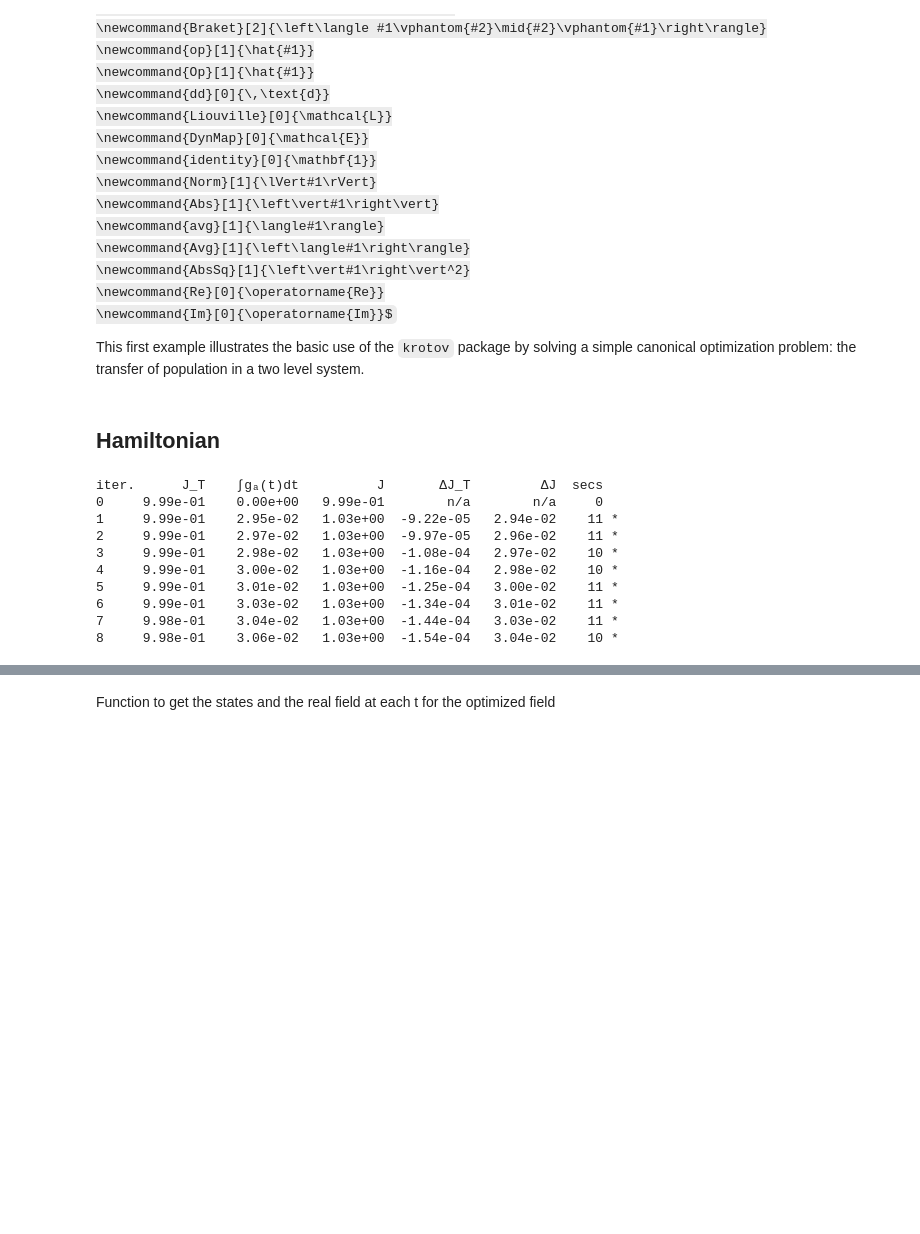
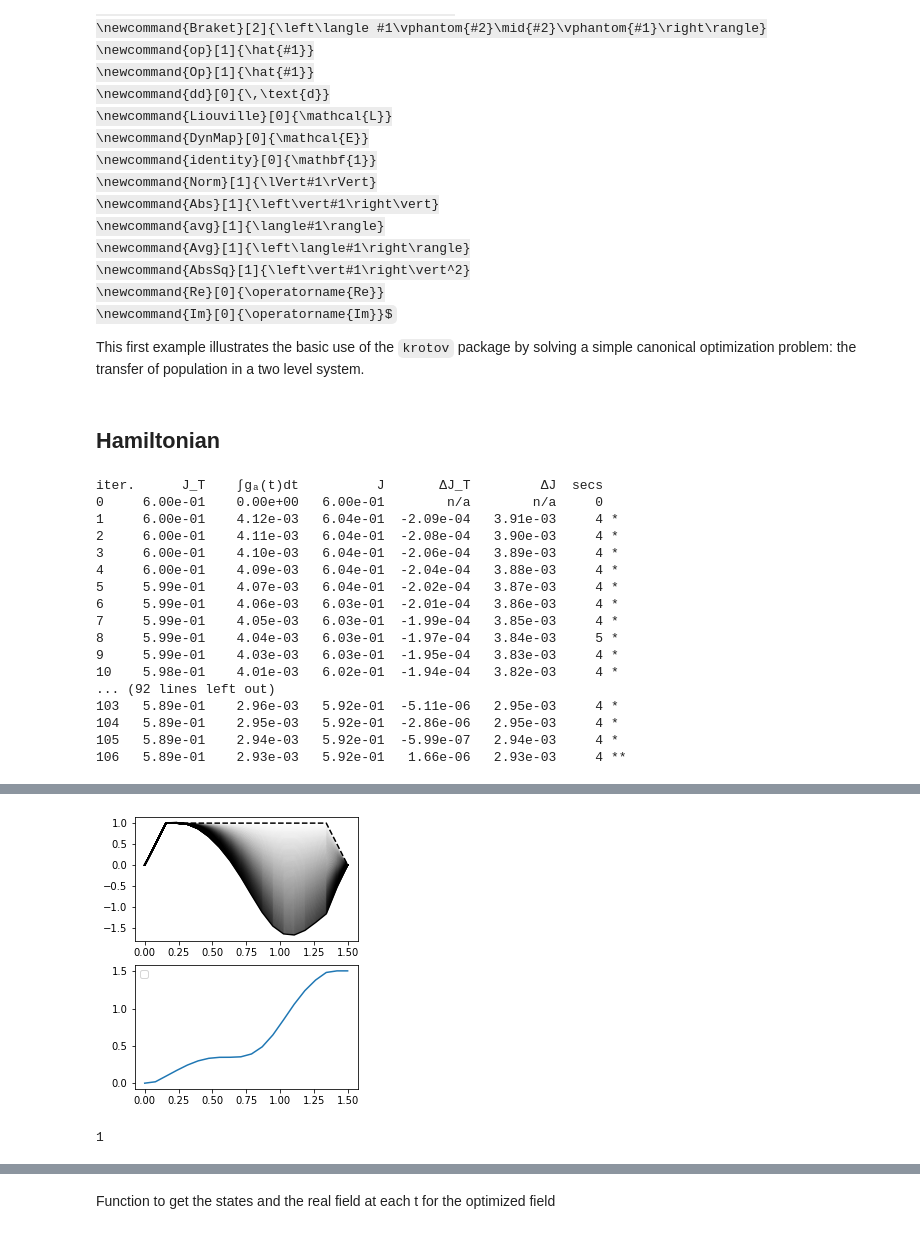
Before and after one commit to gsuarezr/krotov, a Jupyter notebook: Gaussian.ipynb, the cells around one changed output, grey strips where cells are left out. Drawn from its saved outputs; the diff is of its cells as text; code cells hidden in the pictures; some formulas as TeX source; blank space fills up the shorter version.

```diff
--- a/Gaussian.ipynb
+++ b/Gaussian.ipynb
@@ -64,7 +67,7 @@ mu=0.05
 ampl0=1
 #T=8
 #ampl0=1
-T=10
+T=1.5
 nt=20
 tlist = np.linspace(0,T, nt)
 def hamiltonian(omega, ampl0, g,mu):
@@ -79,7 +82,7 @@ def hamiltonian(omega, ampl0, g,mu):
       H2= -1j*qutip.Qobj(He(mu,g))
       def guess_control(t, args):
           return ampl0*krotov.shapes.flattop(
-              t, t_start=0, t_stop=T, t_rise=0.005, func="blackman"
+              t, t_start=0, t_stop=T, t_rise=0.005, func="sinsq"
           )
       def guess_control2(t, args):
           return ampl0*krotov.shapes.flattop(
@@ -157,9 +160,11 @@ pulse_options = {
 
 
 }
+r=1
+theta=np.pi/2
 objectives = [
     krotov.Objective(
-        initial_state=qutip.Qobj(np.array([1,0,0,0,0,1/2,0,0,0,1/2,0,0,1/2,0,1/2])), target=qutip.Qobj(qutip.Qobj(np.array([1,np.sqrt(2),np.sqrt(2),0,np.sqrt(2),1/2,0,0,0,1/2,0,0,1/2,0,1/2]))), H=H
+        initial_state=qutip.Qobj(np.array([1,0,0,0,0,1/2,0,0,0,1/2,0,0,1/2,0,1/2])), target=qutip.Qobj(qutip.Qobj(np.array([1,0,0,0,0,1/2*np.cosh(2*r),-1/2*np.sinh(2*r)*np.cos(theta),0,-1/2*np.sinh(2*r)*np.sin(theta),1/2*np.cosh(2*r),-1/2*np.sinh(2*r)*np.sin(theta),0,1/2*np.cosh(2*r),1/2*np.sinh(2*r)*np.cos(theta),1/2*np.cosh(2*r)]))), H=H
       )
   ]
 
@@ -181,12 +186,19 @@ opt_result = krotov.optimize_pulses(
 plot_iterations(opt_result)
 # %% [output]
 iter.      J_T    ∫gₐ(t)dt          J       ΔJ_T         ΔJ  secs
-0     9.99e-01    0.00e+00   9.99e-01        n/a        n/a     0
-1     9.99e-01    2.95e-02   1.03e+00  -9.22e-05   2.94e-02    11 *
-2     9.99e-01    2.97e-02   1.03e+00  -9.97e-05   2.96e-02    11 *
-3     9.99e-01    2.98e-02   1.03e+00  -1.08e-04   2.97e-02    10 *
-4     9.99e-01    3.00e-02   1.03e+00  -1.16e-04   2.98e-02    10 *
-5     9.99e-01    3.01e-02   1.03e+00  -1.25e-04   3.00e-02    11 *
-6     9.99e-01    3.03e-02   1.03e+00  -1.34e-04   3.01e-02    11 *
-7     9.98e-01    3.04e-02   1.03e+00  -1.44e-04   3.03e-02    11 *
-8     9.98e-01    3.06e-02   1.03e+00  -1.54e-04   3.04e-02    10 *
+0     6.00e-01    0.00e+00   6.00e-01        n/a        n/a     0
+1     6.00e-01    4.12e-03   6.04e-01  -2.09e-04   3.91e-03     4 *
+2     6.00e-01    4.11e-03   6.04e-01  -2.08e-04   3.90e-03     4 *
+3     6.00e-01    4.10e-03   6.04e-01  -2.06e-04   3.89e-03     4 *
+4     6.00e-01    4.09e-03   6.04e-01  -2.04e-04   3.88e-03     4 *
+5     5.99e-01    4.07e-03   6.04e-01  -2.02e-04   3.87e-03     4 *
+6     5.99e-01    4.06e-03   6.03e-01  -2.01e-04   3.86e-03     4 *
+7     5.99e-01    4.05e-03   6.03e-01  -1.99e-04   3.85e-03     4 *
+8     5.99e-01    4.04e-03   6.03e-01  -1.97e-04   3.84e-03     5 *
+9     5.99e-01    4.03e-03   6.03e-01  -1.95e-04   3.83e-03     4 *
+10    5.98e-01    4.01e-03   6.02e-01  -1.94e-04   3.82e-03     4 *
+... (92 lines left out)
+103   5.89e-01    2.96e-03   5.92e-01  -5.11e-06   2.95e-03     4 *
+104   5.89e-01    2.95e-03   5.92e-01  -2.86e-06   2.95e-03     4 *
+105   5.89e-01    2.94e-03   5.92e-01  -5.99e-07   2.94e-03     4 *
+106   5.89e-01    2.93e-03   5.92e-01   1.66e-06   2.93e-03     4 **
@@ -193,3 +206,14 @@ iter.      J_T    ∫gₐ(t)dt          J       ΔJ_T         ΔJ  secs
+[figure, added]
+# %%
+vector1=qutip.Qobj(np.array([1,0,0,0,0,1/2,0,0,0,1/2,0,0,1/2,0,1/2]))
+vector2=qutip.Qobj(qutip.Qobj(np.array([1,0,0,0,0,1/2*np.cosh(2*r),-1/2*np.sinh(2*r)*np.cos(theta),0,-1/2*np.sinh(2*r)*np.sin(theta),1/2*np.cosh(2*r),-1/2*np.sinh(2*r)*np.sin(theta),0,1/2*np.cosh(2*r),1/2*np.sinh(2*r)*np.cos(theta),1/2*np.cosh(2*r)])))
+V=[[vector1[5,0],vector1[6,0],vector1[7,0],vector1[8,0]],[vector1[6,0],vector1[9,0],vector1[10,0],vector1[11,0]],[vector1[7,0],vector1[10,0],vector1[12,0],vector1[13,0]],[vector1[8,0],vector1[11,0],vector1[13,0],vector1[14,0]]]
+R=[vector1[i,0] for i in range(1,5)]
+B=[[vector2[5,0],vector2[6,0],vector2[7,0],vector2[8,0]],[vector2[6,0],vector2[9,0],vector2[10,0],vector2[11,0]],[vector2[7,0],vector2[10,0],vector2[12,0],vector2[13,0]],[vector2[8,0],vector2[11,0],vector2[13,0],vector2[14,0]]]
+S=[vector2[i,0] for i in range(1,5)]
+inte.condiciones(V,B,R,S)
+# %% [output]
+1
 # %%
 opt_result
 # %% [output]
```
Also changed, not shown: parts of 36 cells of this notebook.
